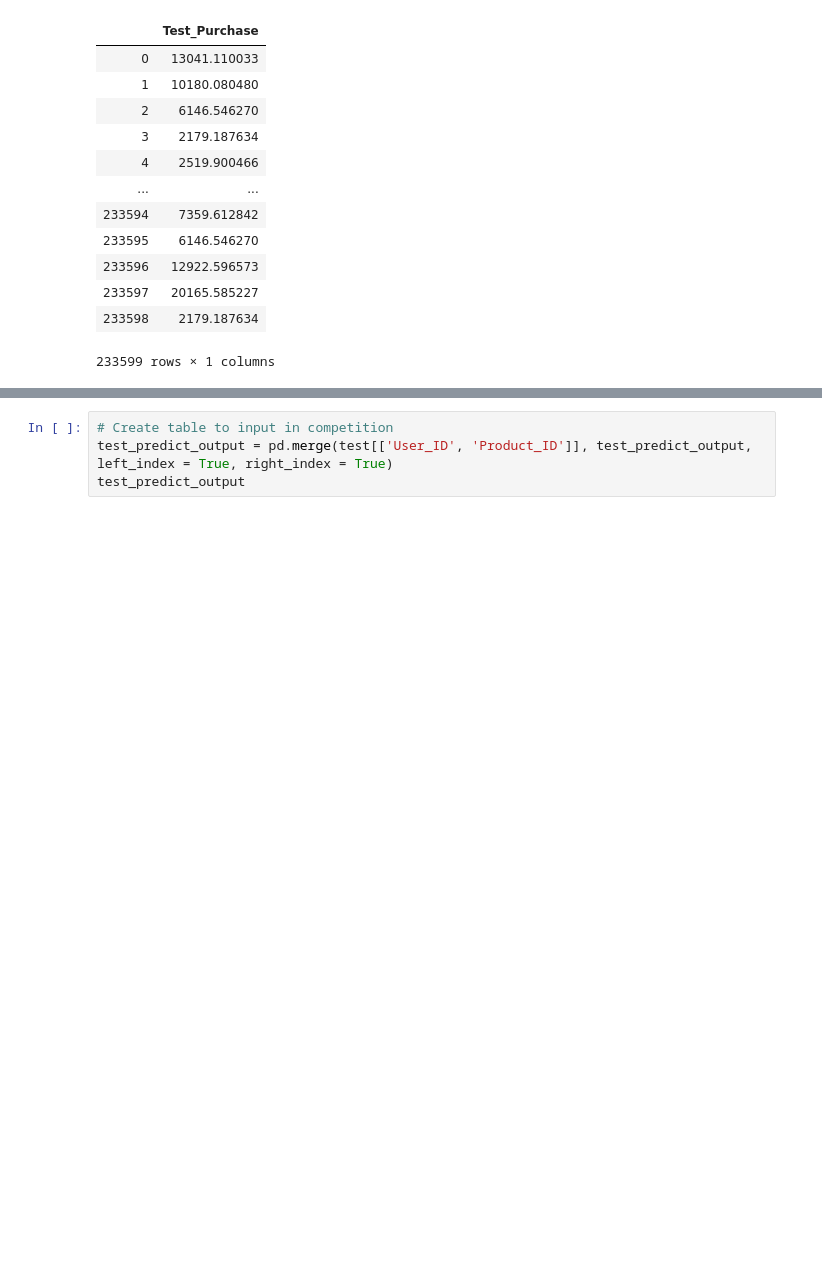
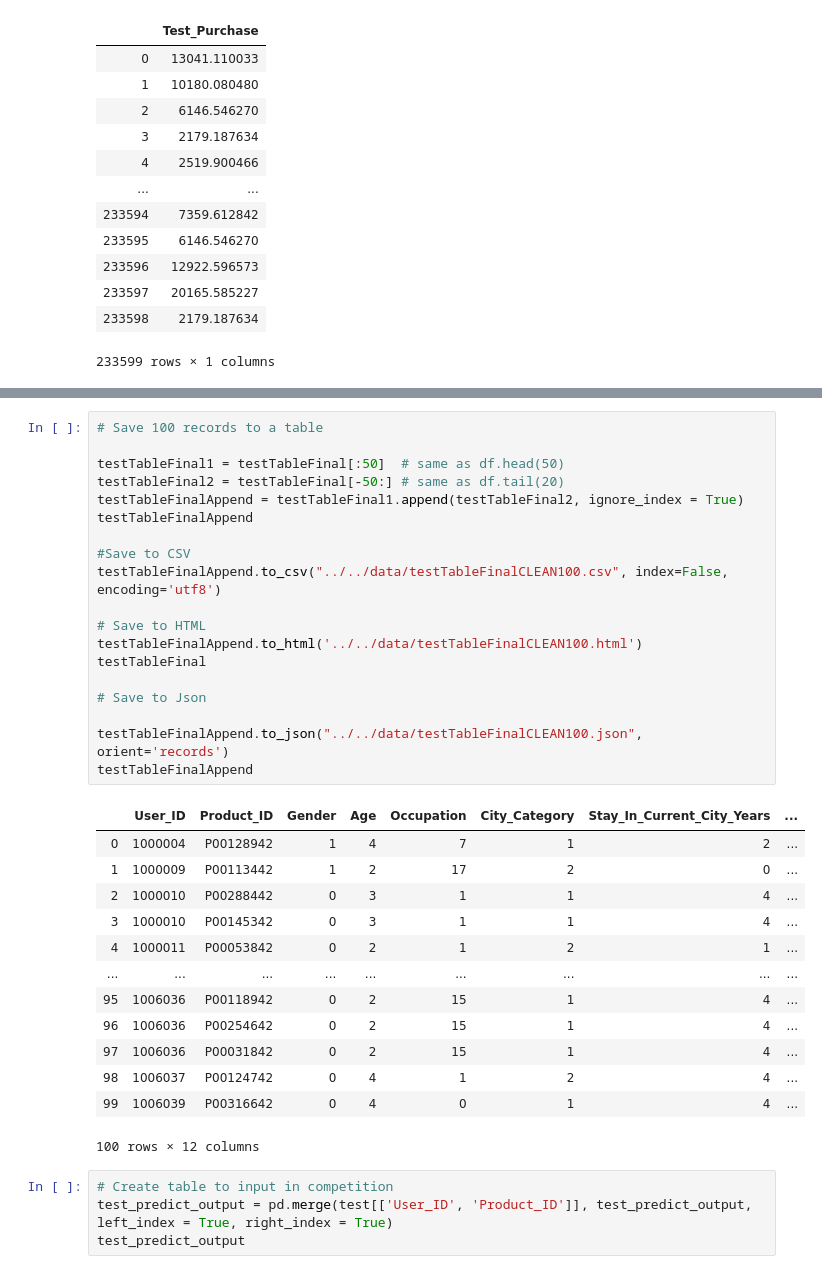
Before and after one commit to pablojordan/BlackFriday_Study, a Jupyter notebook: BlackFriday_Analysis/static/python/Analysis_Processing_Model.ipynb, the cells around one changed output, grey strips where cells are left out. Saved outputs shown, nothing was run; the diff lists cells and outputs as text; blank space fills up the shorter version.

```diff
--- a/BlackFriday_Analysis/static/python/Analysis_Processing_Model.ipynb
+++ b/BlackFriday_Analysis/static/python/Analysis_Processing_Model.ipynb
@@ -1158,6 +1166,39 @@ testTableFinal
 | 233597 | 1006037 | P00124742 | 0 | 4 | 1 | 2 | 4 | ... |
 | 233598 | 1006039 | P00316642 | 0 | 4 | 0 | 1 | 4 | ... |
 233599 rows × 12 columns
+# %%
+# Save 100 records to a table
+
+testTableFinal1 = testTableFinal[:50]  # same as df.head(50)
+testTableFinal2 = testTableFinal[-50:] # same as df.tail(20)
+testTableFinalAppend = testTableFinal1.append(testTableFinal2, ignore_index = True)
+testTableFinalAppend
+
+#Save to CSV
+testTableFinalAppend.to_csv("../../data/testTableFinalCLEAN100.csv", index=False, encoding='utf8')
+
+# Save to HTML
+testTableFinalAppend.to_html('../../data/testTableFinalCLEAN100.html')
+testTableFinal
+
+# Save to Json
+
+testTableFinalAppend.to_json("../../data/testTableFinalCLEAN100.json", orient='records')
+testTableFinalAppend
+# %% [output]
+|  | User_ID | Product_ID | Gender | Age | Occupation | City_Category | Stay_In_Current_City_Years | ... |
+| 0 | 1000004 | P00128942 | 1 | 4 | 7 | 1 | 2 | ... |
+| 1 | 1000009 | P00113442 | 1 | 2 | 17 | 2 | 0 | ... |
+| 2 | 1000010 | P00288442 | 0 | 3 | 1 | 1 | 4 | ... |
+| 3 | 1000010 | P00145342 | 0 | 3 | 1 | 1 | 4 | ... |
+| 4 | 1000011 | P00053842 | 0 | 2 | 1 | 2 | 1 | ... |
+| ... | ... | ... | ... | ... | ... | ... | ... | ... |
+| 95 | 1006036 | P00118942 | 0 | 2 | 15 | 1 | 4 | ... |
+| 96 | 1006036 | P00254642 | 0 | 2 | 15 | 1 | 4 | ... |
+| 97 | 1006036 | P00031842 | 0 | 2 | 15 | 1 | 4 | ... |
+| 98 | 1006037 | P00124742 | 0 | 4 | 1 | 2 | 4 | ... |
+| 99 | 1006039 | P00316642 | 0 | 4 | 0 | 1 | 4 | ... |
+100 rows × 12 columns
 # %%
 # Create table to input in competition
 test_predict_output = pd.merge(test[['User_ID', 'Product_ID']], test_predict_output, left_index = True, right_index = True)
```
Also changed, not shown: parts of 6 cells of this notebook, 16 other files.
